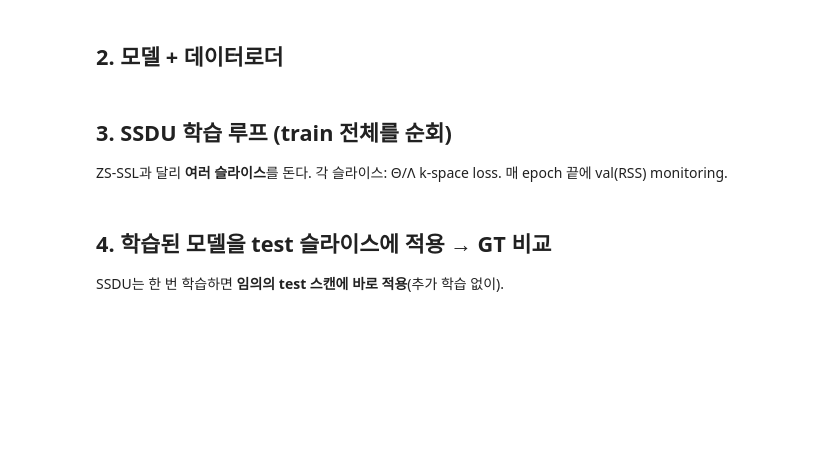
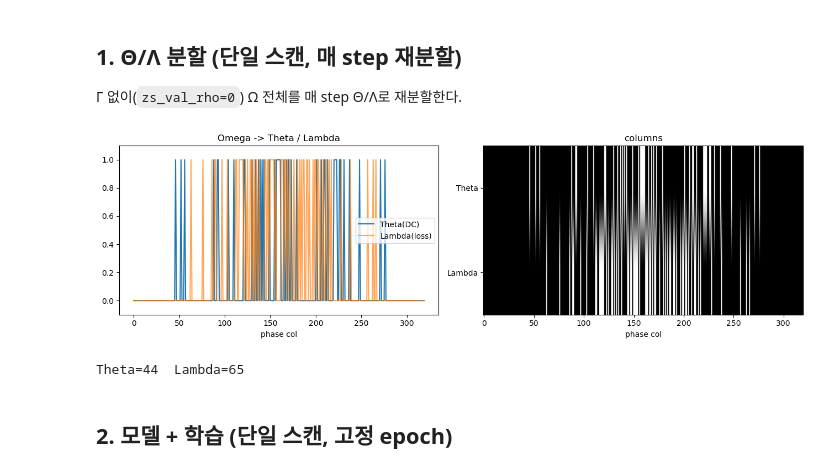
Before and after one commit to sonwonjun103/MRIreconstruction, a Jupyter notebook: ssdu_demo.ipynb, the cells around one changed output. Saved outputs shown, nothing was run; the diff lists cells and outputs as text; code cells hidden in the pictures; blank space fills up the shorter version.

```diff
--- a/ssdu_demo.ipynb
+++ b/ssdu_demo.ipynb
@@ -41,14 +58,17 @@ SSDU는 매 슬라이스의 Ω를 Θ(DC)/Λ(loss)로 나눈다 (`SSDUMaskSplitte
+# %% [markdown]
+## 1. Θ/Λ 분할 (단일 스캔, 매 step 재분할)
+Γ 없이(`zs_val_rho=0`) Ω 전체를 매 step Θ/Λ로 재분할한다.
 # %%
-ds_train=SSDUDataset(cfg, train_files, train=True)
-b=ds_train[0]
-theta=b['trn_mask'][0].numpy(); lam=b['loss_mask'][0].numpy()
-line=lambda m:m[m.shape[0]//2]
+ds=ZeroShotDataset(cfg,kspace,sens,omega)
+b=ds[0]; theta=b['trn_mask'][0].numpy(); lam=b['loss_mask'][0].numpy()
 fig,ax=plt.subplots(1,2,figsize=(13,4))
-ax[0].plot(line(theta),label='Theta (DC)'); ax[0].plot(line(lam),label='Lambda (loss)',alpha=0.7)
-ax[0].set_title('Omega -> Theta / Lambda (1D phase)'); ax[0].legend(); ax[0].set_xlabel('phase column'); ax[0].set_ylim(-0.1,1.1)
-ax[1].imshow(np.stack([line(theta),line(lam)]),aspect='auto',cmap='gray',interpolation='nearest')
-ax[1].set_yticks([0,1]); ax[1].set_yticklabels(['Theta','Lambda']); ax[1].set_xlabel('phase column'); ax[1].set_title('which columns')
+ax[0].plot(line(theta),label='Theta(DC)'); ax[0].plot(line(lam),label='Lambda(loss)',alpha=0.7)
+ax[0].set_title('Omega -> Theta / Lambda'); ax[0].legend(); ax[0].set_ylim(-0.1,1.1); ax[0].set_xlabel('phase col')
+ax[1].imshow(np.stack([line(theta),line(lam)]),aspect='auto',cmap='gray'); ax[1].set_yticks([0,1]); ax[1].set_yticklabels(['Theta','Lambda']); ax[1].set_title('columns'); ax[1].set_xlabel('phase col')
 plt.tight_layout(); plt.show()
-print(f'Theta={int(line(theta).sum())}  Lambda={int(line(lam).sum())}  (둘 합 = Omega)')
+print(f'Theta={int(line(theta).sum())}  Lambda={int(line(lam).sum())}')
+# %% [output]
+[figure, added]
+Theta=44  Lambda=65
 # %% [markdown]
-## 2. 모델 + 데이터로더
+## 2. 모델 + 학습 (단일 스캔, 고정 epoch)
@@ -60,3 +74,0 @@ print(f'model={cfg.model} params={sum(p.numel() for p in model.parameters())/1e3
-# %% [markdown]
-## 3. SSDU 학습 루프 (train 전체를 순회)
-ZS-SSL과 달리 **여러 슬라이스**를 돈다. 각 슬라이스: Θ/Λ k-space loss. 매 epoch 끝에 val(RSS) monitoring.
@@ -88,3 +74,0 @@ plt.tight_layout(); plt.show()
-# %% [markdown]
-## 4. 학습된 모델을 test 슬라이스에 적용 → GT 비교
-SSDU는 한 번 학습하면 **임의의 test 스캔에 바로 적용**(추가 학습 없이).
```
Also changed, not shown: parts of 14 cells of this notebook, 1 other file.
